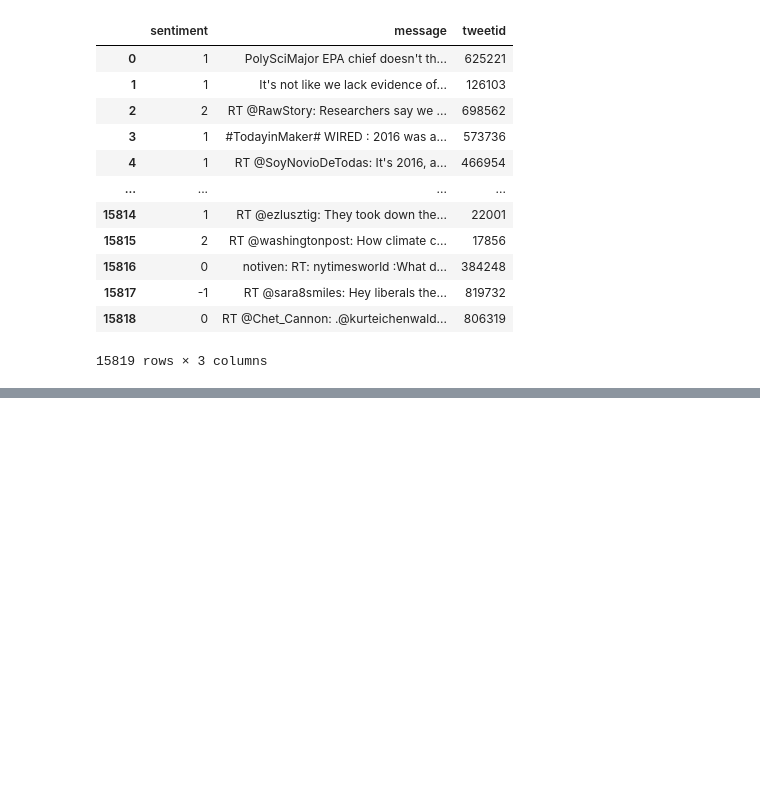
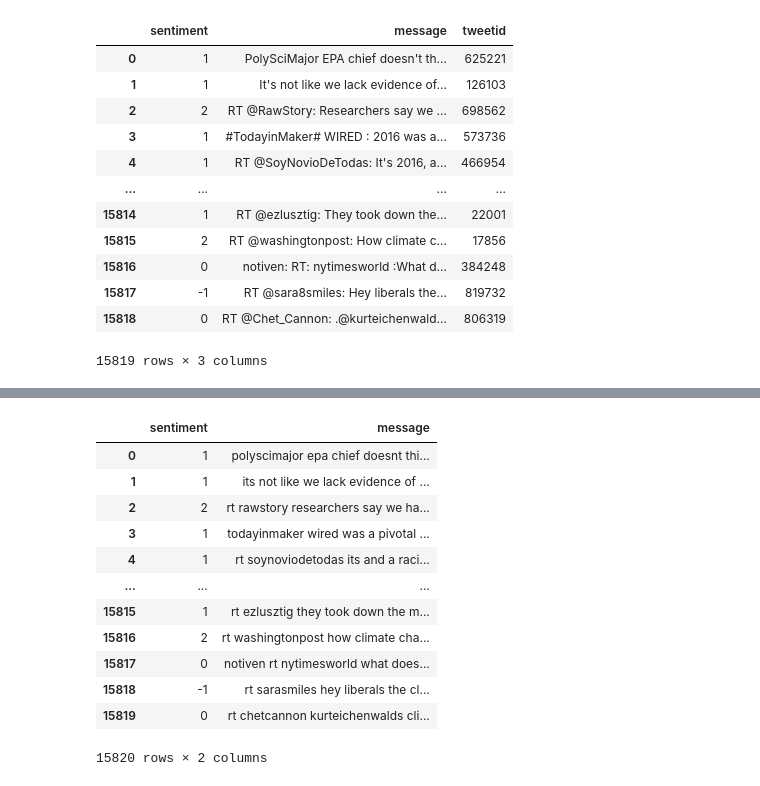
Before and after one commit to Yaya-T/Classic8, a Jupyter notebook: comet.ipynb, the cells around one changed output, grey strips where cells are left out. Cells and saved outputs as stored; diff of their text form; code cells hidden in the pictures; blank space fills up the shorter version.

```diff
--- a/comet.ipynb
+++ b/comet.ipynb
@@ -100,4 +126,20 @@ def remove_punctuation_numbers(message):
 all_sents['message'] = all_sents['message'].apply(remove_punctuation_numbers)
 # %%
 sum_sents = all_sents[['sentiment', 'message']].groupby('sentiment').count()
+# %%
+all_sents
+# %% [output]
+|  | sentiment | message |
+| 0 | 1 | polyscimajor epa chief doesnt thi... |
+| 1 | 1 | its not like we lack evidence of ... |
+| 2 | 2 | rt rawstory researchers say we ha... |
+| 3 | 1 | todayinmaker wired was a pivotal ... |
+| 4 | 1 | rt soynoviodetodas its and a raci... |
+| ... | ... | ... |
+| 15815 | 1 | rt ezlusztig they took down the m... |
+| 15816 | 2 | rt washingtonpost how climate cha... |
+| 15817 | 0 | notiven rt nytimesworld what does... |
+| 15818 | -1 | rt sarasmiles hey liberals the cl... |
+| 15819 | 0 | rt chetcannon kurteichenwalds cli... |
+15820 rows × 2 columns
 # %%
```
Also changed, not shown: parts of 71 cells of this notebook.
